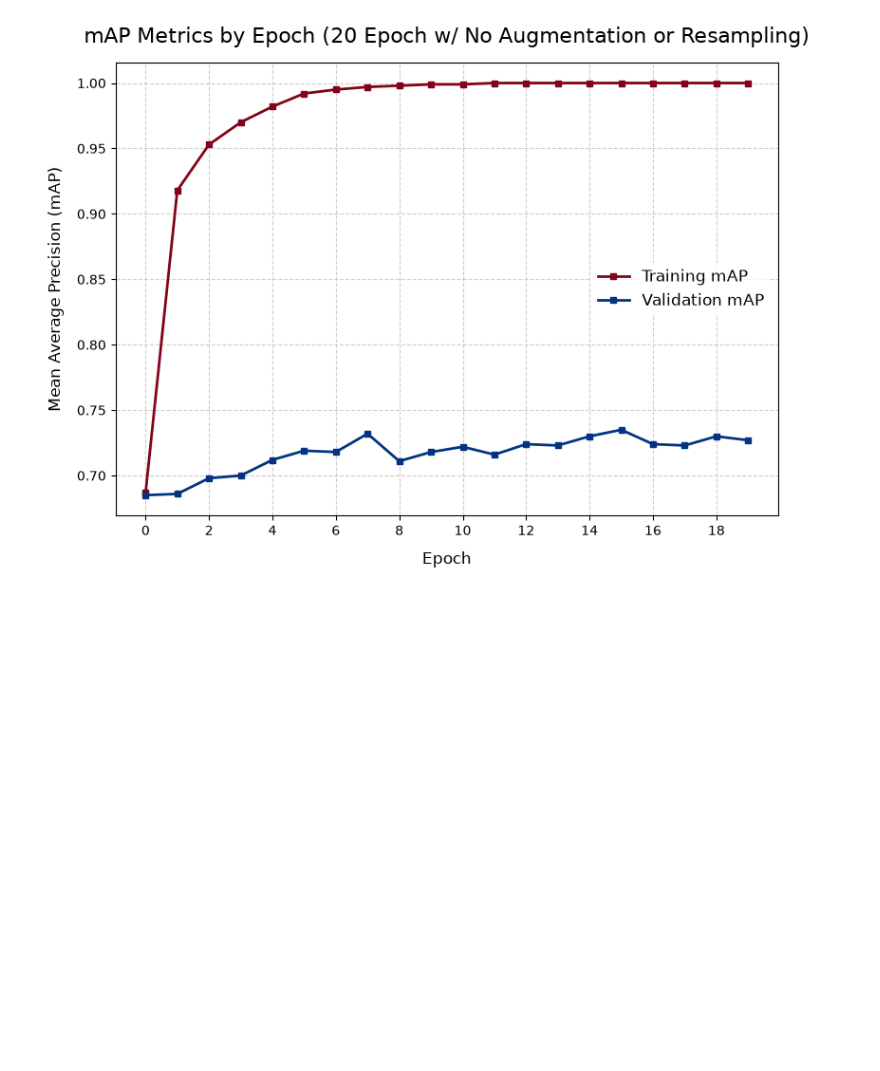
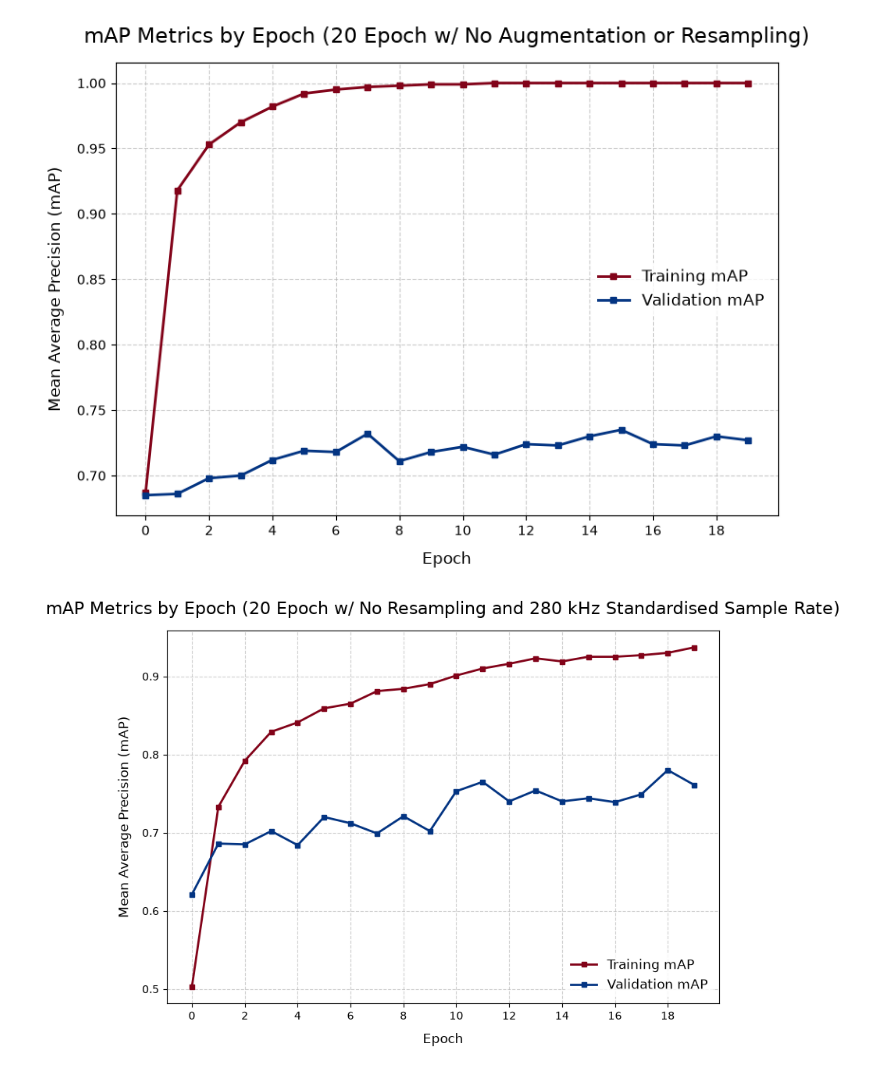
Before and after one commit to Grey-otoc/BioAcousticStreamEngine, a Jupyter notebook: training/V2-notebooks/04_plot_results.ipynb, the cells around one changed output. Saved outputs shown, nothing was run; the diff lists cells and outputs as text; code cells hidden in the pictures; blank space fills up the shorter version.

```diff
--- a/training/V2-notebooks/04_plot_results.ipynb
+++ b/training/V2-notebooks/04_plot_results.ipynb
@@ -210,3 +210,30 @@ plt.tight_layout()
 plt.show()
 # %% [output]
 [figure]
+# %%
+data = {
+    "Epoch": list(range(20)),
+    "Train_mAP": [0.503, 0.733, 0.792, 0.829, 0.841, 0.859, 0.865, 0.881, 0.884, 0.890, 0.901, 0.910, 0.916, 0.923, 0.919, 0.925, 0.925, 0.927, 0.930, 0.937],
+    "Val_mAP": [0.621, 0.686, 0.685, 0.702, 0.684, 0.720, 0.712, 0.699, 0.721, 0.702, 0.753, 0.765, 0.740, 0.754, 0.740, 0.744, 0.739, 0.749, 0.780, 0.761]
+}
+
+df = pd.DataFrame(data)
+
+plt.figure(figsize=(8, 6))
+plt.grid(True, linestyle="--", alpha=0.6)
+
+plt.plot(df["Epoch"], df["Train_mAP"], label="Training mAP", color="#820319", linewidth=2, marker="s", markersize=4)
+plt.plot(df["Epoch"], df["Val_mAP"], label="Validation mAP", color="#033482", linewidth=2, marker="s", markersize=4)
+
+plt.title("mAP Metrics by Epoch (20 Epoch w/ No Resampling and 280 kHz Standardised Sample Rate)", fontsize=16, pad=15)
+plt.xlabel("Epoch", fontsize=12, labelpad=10)
+plt.ylabel("Mean Average Precision (mAP)", fontsize=12, labelpad=10)
+
+plt.xticks(df["Epoch"][::2])
+
+plt.legend(loc="lower right", fontsize=12, frameon=True, facecolor="white", edgecolor="none")
+
+plt.tight_layout()
+plt.show()
+# %% [output]
+[figure, added]
```
Also changed, not shown: parts of 1 cell of this notebook, 2 other files.
